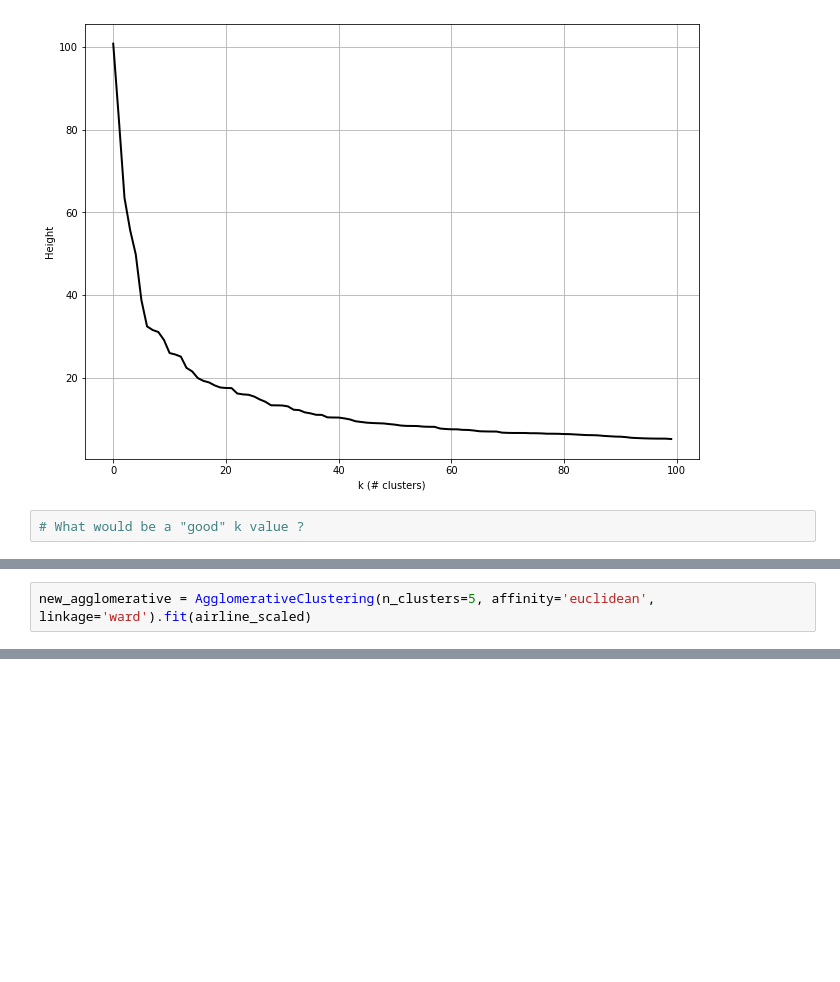
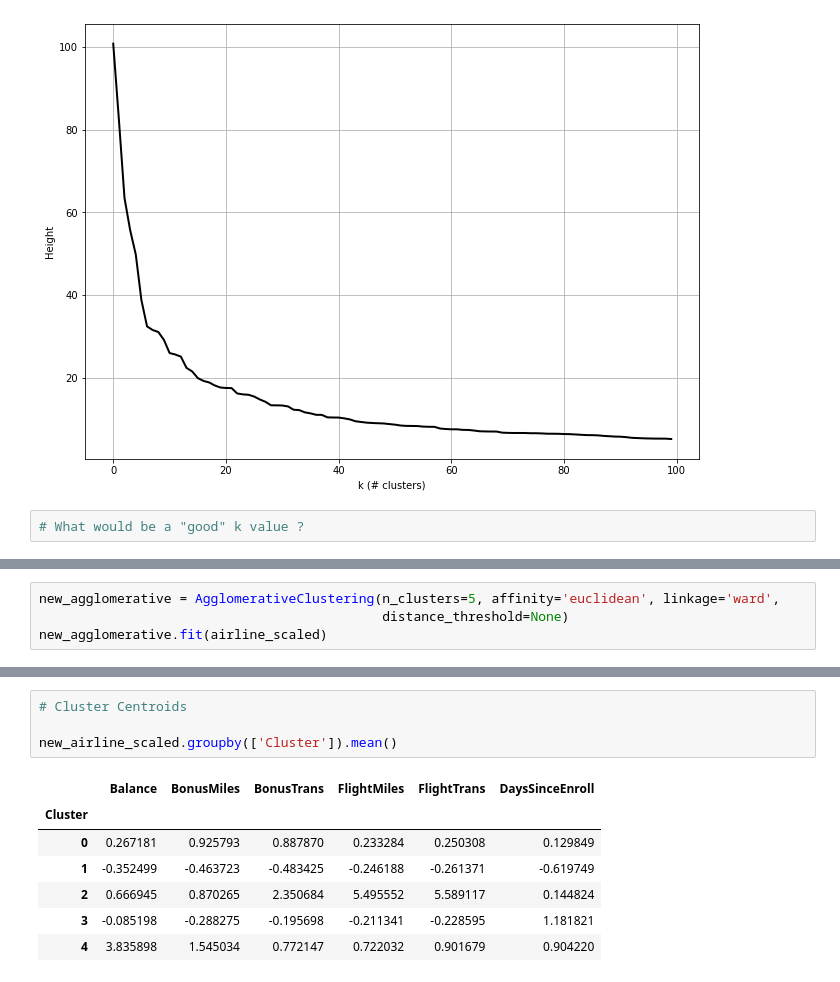
Before and after one commit to paulgrigas/IEOR-142-242-Python-Project, a Jupyter notebook: Lab 7/Lab7b_teaching.ipynb, the cells around one changed output, grey strips where cells are left out. Cells and saved outputs as stored; diff of their text form; blank space fills up the shorter version.

```diff
--- a/Lab 7/Lab7b_teaching.ipynb
+++ b/Lab 7/Lab7b_teaching.ipynb
@@ -301,2 +293,4 @@ Now that we have k, we can construct the clusters
 # %%
-new_agglomerative = AgglomerativeClustering(n_clusters=5, affinity='euclidean', linkage='ward').fit(airline_scaled)
+new_agglomerative = AgglomerativeClustering(n_clusters=5, affinity='euclidean', linkage='ward',
+                                            distance_threshold=None)
+new_agglomerative.fit(airline_scaled)
@@ -319,0 +312,12 @@ new_airline_scaled['Cluster'] = new_agglomerative.labels_
+# %%
+# Cluster Centroids
+
+new_airline_scaled.groupby(['Cluster']).mean()
+# %% [output]
+|  | Balance | BonusMiles | BonusTrans | FlightMiles | FlightTrans | DaysSinceEnroll |
+| Cluster |  |  |  |  |  |  |
+| 0 | 0.267181 | 0.925793 | 0.887870 | 0.233284 | 0.250308 | 0.129849 |
+| 1 | -0.352499 | -0.463723 | -0.483425 | -0.246188 | -0.261371 | -0.619749 |
+| 2 | 0.666945 | 0.870265 | 2.350684 | 5.495552 | 5.589117 | 0.144824 |
+| 3 | -0.085198 | -0.288275 | -0.195698 | -0.211341 | -0.228595 | 1.181821 |
+| 4 | 3.835898 | 1.545034 | 0.772147 | 0.722032 | 0.901679 | 0.904220 |
```
Also changed, not shown: parts of 15 cells of this notebook.
